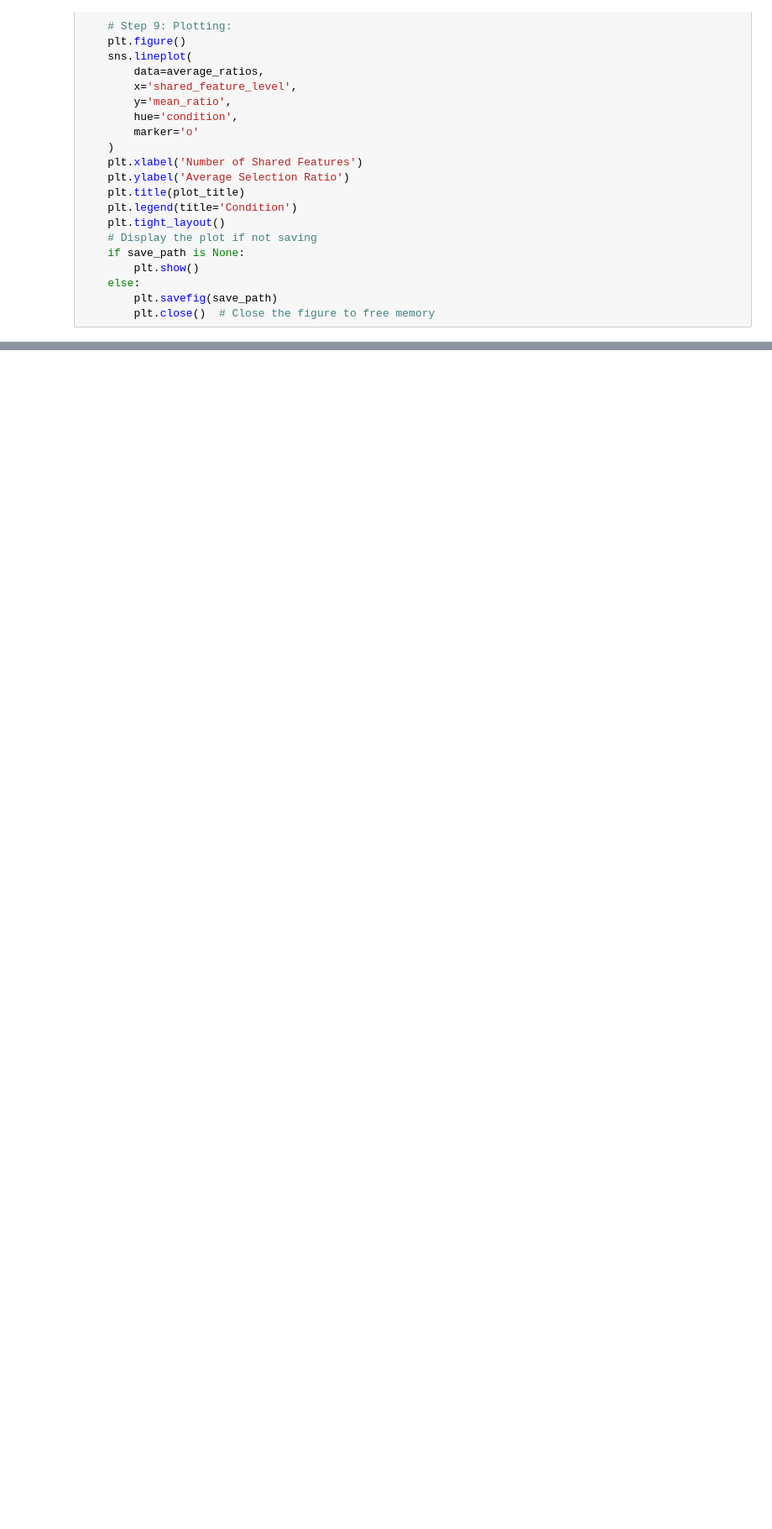
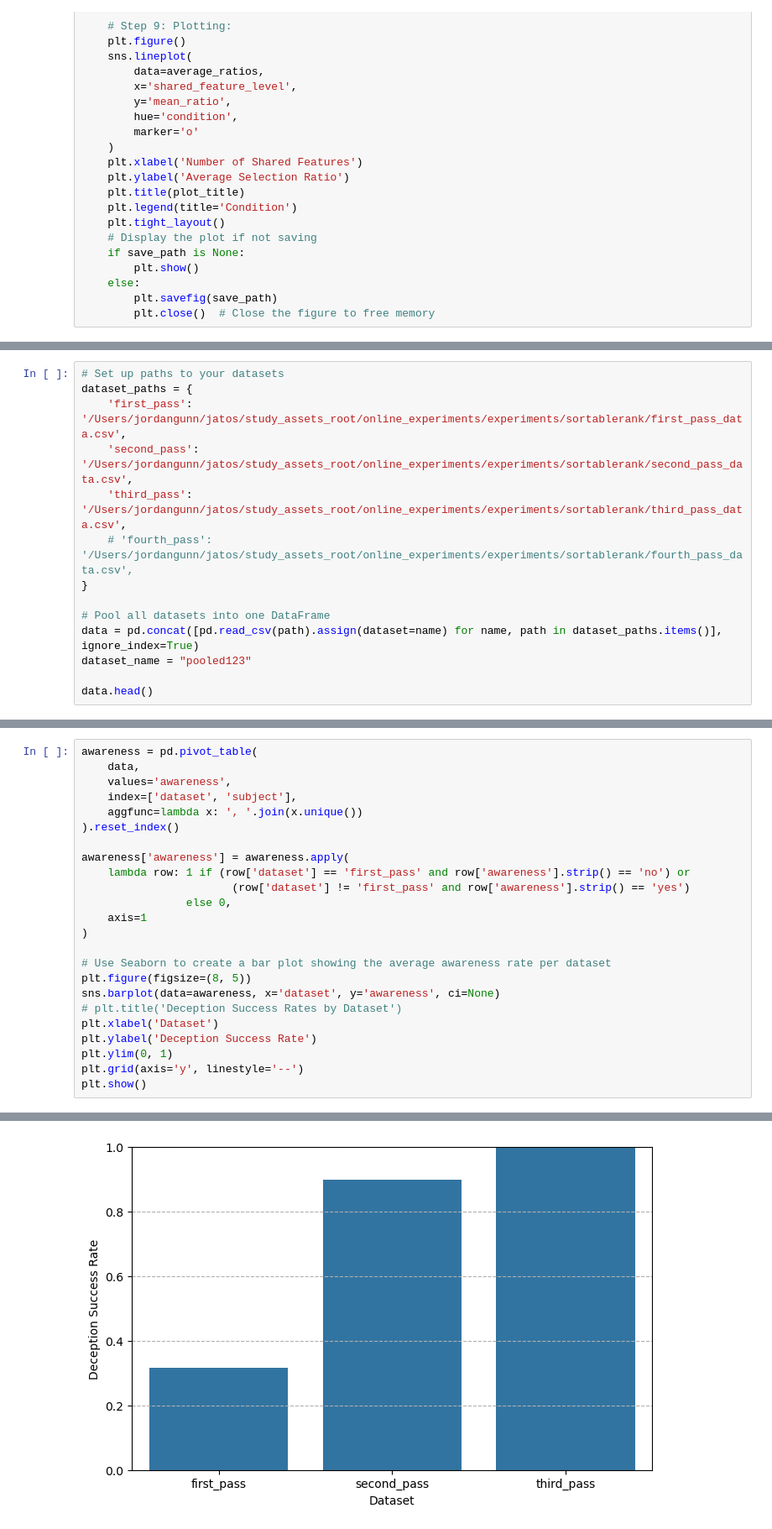
Before and after one commit to vucml/online_experiments, a Jupyter notebook: experiments/sortablerank/fpa.ipynb, the cells around one changed output, grey strips where cells are left out. Shown: that part at 84% size. Cells and saved outputs as stored; diff of their text form; blank space fills up the shorter version.

```diff
--- a/experiments/sortablerank/fpa.ipynb
+++ b/experiments/sortablerank/fpa.ipynb
@@ -213,0 +224,14 @@ Generating plot: third_pass_task_type_choice_ranking_ordering_0
+# %%
+# Set up paths to your datasets
+dataset_paths = {
+    'first_pass': '/Users/jordangunn/jatos/study_assets_root/online_experiments/experiments/sortablerank/first_pass_data.csv',
+    'second_pass': '/Users/jordangunn/jatos/study_assets_root/online_experiments/experiments/sortablerank/second_pass_data.csv',
+    'third_pass': '/Users/jordangunn/jatos/study_assets_root/online_experiments/experiments/sortablerank/third_pass_data.csv',
+    # 'fourth_pass': '/Users/jordangunn/jatos/study_assets_root/online_experiments/experiments/sortablerank/fourth_pass_data.csv',
+}
+
+# Pool all datasets into one DataFrame
+data = pd.concat([pd.read_csv(path).assign(dataset=name) for name, path in dataset_paths.items()], ignore_index=True)
+dataset_name = "pooled123"
+
+data.head()
@@ -213,0 +245,25 @@ Generating plot: third_pass_task_type_choice_ranking_ordering_0
+# %%
+awareness = pd.pivot_table(
+    data,
+    values='awareness',
+    index=['dataset', 'subject'],
+    aggfunc=lambda x: ', '.join(x.unique())
+).reset_index()
+
+awareness['awareness'] = awareness.apply(
+    lambda row: 1 if (row['dataset'] == 'first_pass' and row['awareness'].strip() == 'no') or
+                       (row['dataset'] != 'first_pass' and row['awareness'].strip() == 'yes')
+                else 0,
+    axis=1
+)
+
+# Use Seaborn to create a bar plot showing the average awareness rate per dataset
+plt.figure(figsize=(8, 5))
+sns.barplot(data=awareness, x='dataset', y='awareness', ci=None)
+# plt.title('Deception Success Rates by Dataset')
+plt.xlabel('Dataset')
+plt.ylabel('Deception Success Rate')
+plt.ylim(0, 1)
+plt.grid(axis='y', linestyle='--')
+plt.show()
+# %% [output]
@@ -213,0 +273 @@ Generating plot: third_pass_task_type_choice_ranking_ordering_0
+[figure, added]
```
Also changed, not shown: parts of 4 cells of this notebook, 48 other files.
